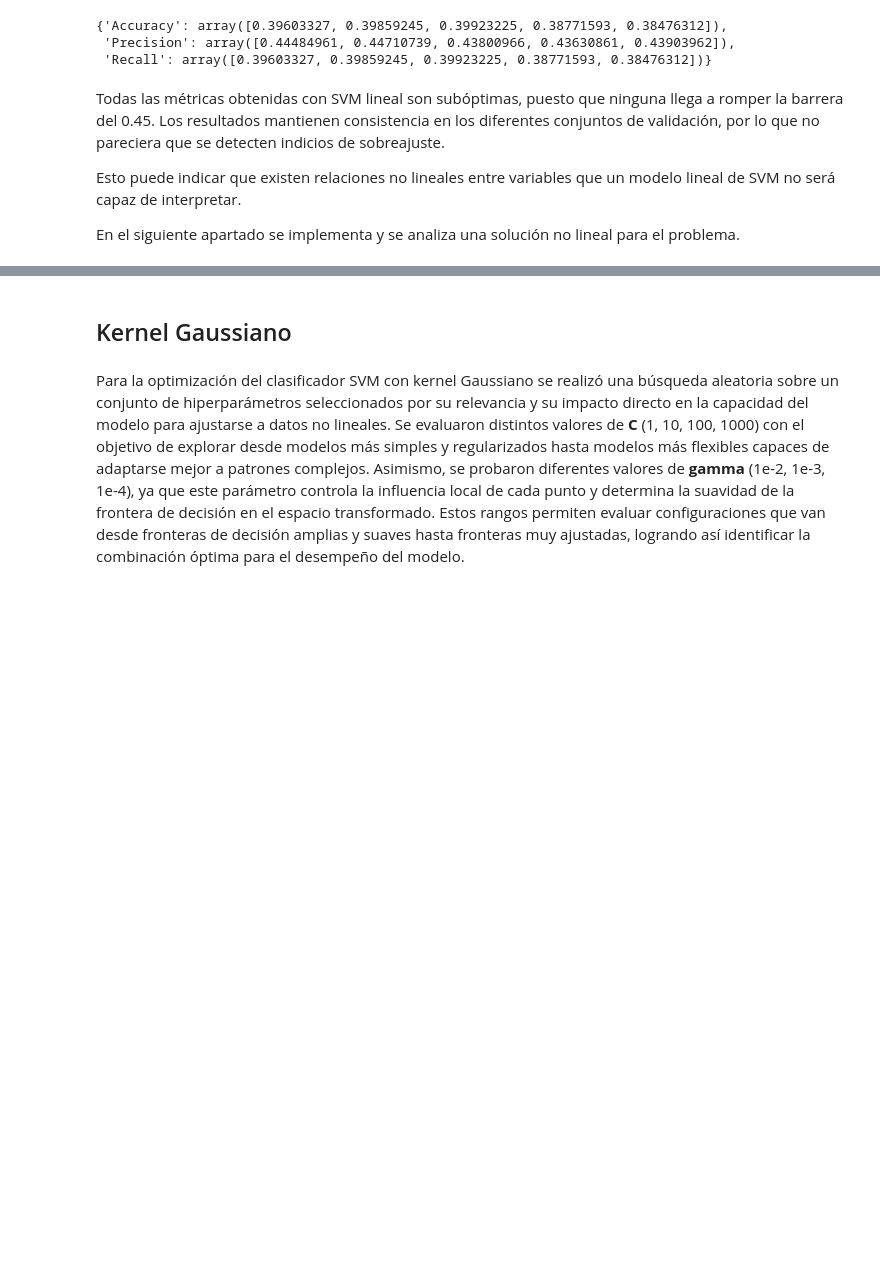
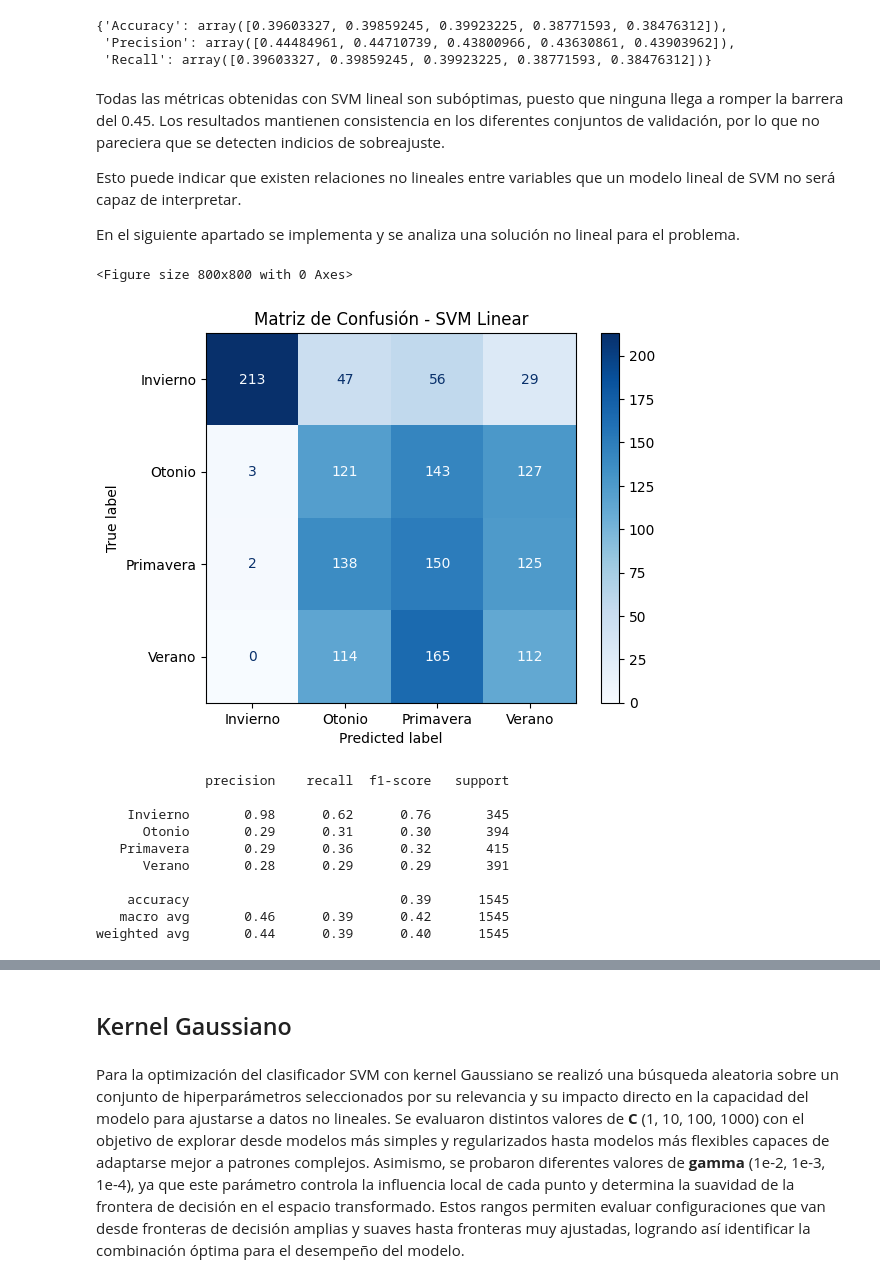
Before and after one commit to Juanmora29/TP3-Mineria, a Jupyter notebook: TP3.ipynb, the cells around one changed output, grey strips where cells are left out. Cells and saved outputs as stored; diff of their text form; code cells hidden in the pictures; blank space fills up the shorter version.

Commit message:
Matrices de conf de svm linear y gaussian

```diff
--- a/TP3.ipynb
+++ b/TP3.ipynb
@@ -346,3 +348,33 @@ Todas las métricas obtenidas con SVM lineal son subóptimas, puesto que ninguna
 Esto puede indicar que existen relaciones no lineales entre variables que un modelo lineal de SVM no será capaz de interpretar.
 
 En el siguiente apartado se implementa y se analiza una solución no lineal para el problema.
+# %%
+# Entrenamos el modelo svm linear con todos los datos de train
+best_svm_linear.fit(Xtrn_final, ytrn)
+
+# Predicción sobre el set de test
+ypred = best_svm_linear.predict(Xtst_final)
+
+# Matriz de confusión
+cm = confusion_matrix(ytst, ypred, labels=best_svm_linear.classes_)
+disp = ConfusionMatrixDisplay(confusion_matrix=cm, display_labels=best_svm_linear.classes_)
+
+plt.figure(figsize=(8,8))
+disp.plot(cmap='Blues')
+plt.title("Matriz de Confusión - SVM Linear")
+plt.show()
+
+print(classification_report(ytst, ypred))
+# %% [output]
+<Figure size 800x800 with 0 Axes>
+[figure, added]
+              precision    recall  f1-score   support
+
+    Invierno       0.98      0.62      0.76       345
+      Otonio       0.29      0.31      0.30       394
+   Primavera       0.29      0.36      0.32       415
+      Verano       0.28      0.29      0.29       391
+
+    accuracy                           0.39      1545
+   macro avg       0.46      0.39      0.42      1545
+weighted avg       0.44      0.39      0.40      1545
```
Also changed, not shown: parts of 6 cells of this notebook.
